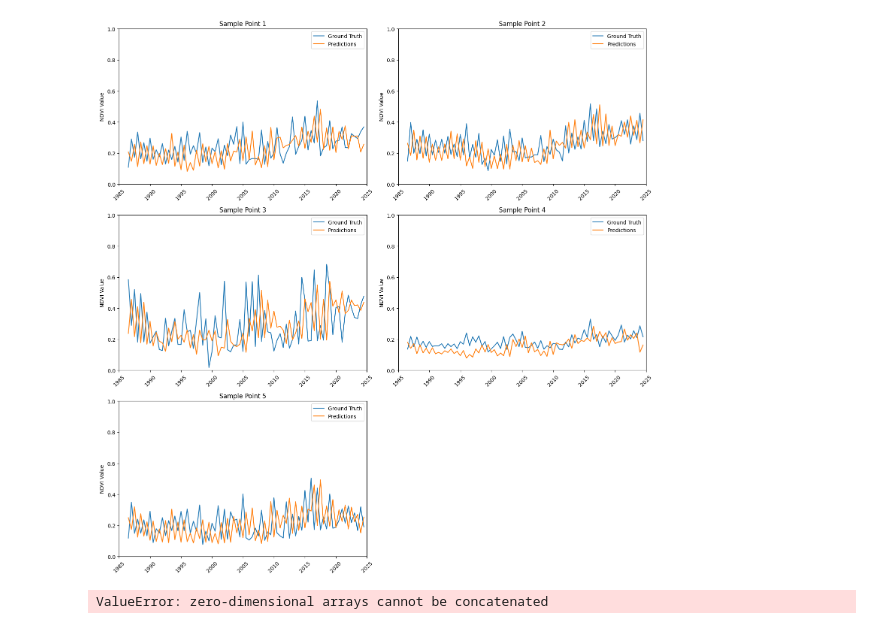
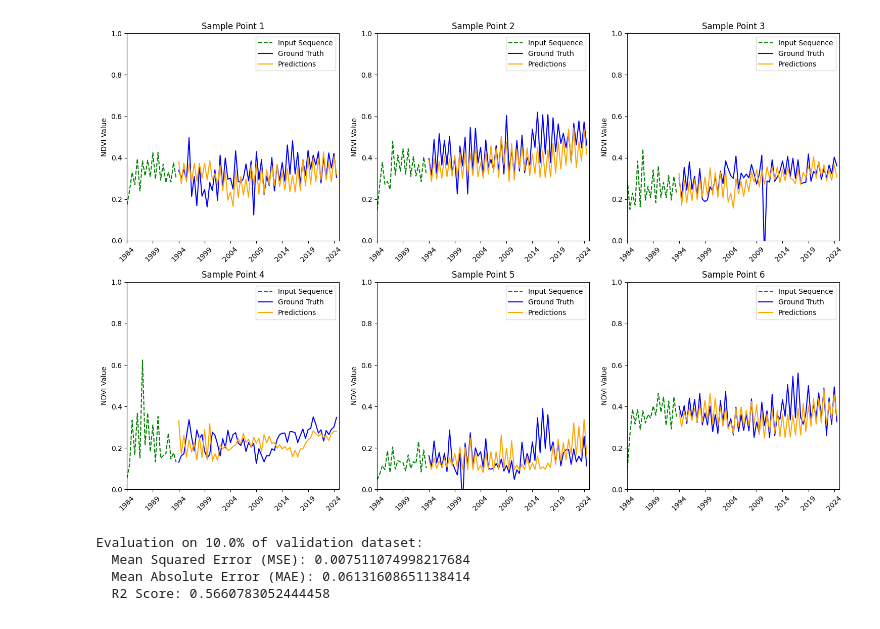
Before and after one commit to FaranIdo/SSTSRS, a Jupyter notebook: code/visual_test_ts.ipynb, the cells around one changed output. Drawn from its saved outputs; the diff is of its cells as text; code cells hidden in the pictures.

```diff
--- a/code/visual_test_ts.ipynb
+++ b/code/visual_test_ts.ipynb
@@ -108,13 +104,13 @@ logging.info("Loading validation dataset...")
 batch_size = 1
 split_rate = 0.1
 num_workers = 8
-window_size = 5
+window_size = 20
 dataset = LandsatSeqDataset("../data/Landsat_NDVI_time_series_1984_to_2024.tif", window_size)
 loader = LandsatDataLoader(dataset, batch_size, split_rate, split_rate, num_workers)
 _, val_loader = loader.create_data_loaders()
 
 logging.info("Creating model...")
-model = TemporalPositionalNDVITransformer(embedding_dim=256, attn_heads=8, num_encoder_layers=3, sequence_length=5, start_year=1984, end_year=2024, max_seq_length=50, num_features=1, dropout=0.0)
+model = TemporalPositionalNDVITransformer(embedding_dim=256, attn_heads=8, num_encoder_layers=3, sequence_length=window_size, start_year=1984, end_year=2024, max_seq_length=50, num_features=1, dropout=0.0)
 
 logging.info("Loading model...")
 checkpoint_path = os.path.join("..", "runs", experiment, "checkpoint.tar")
@@ -280,57 +287,65 @@ def generate_predictions(model, point, window_size, device):
 
     return predictions, ground_truth, years
 
-def visualize_predictions(predictions_list, ground_truth_list, years_list, graphs_per_row):
+def visualize_predictions(predictions_list, ground_truth_list, years_list, input_sequences_list, graphs_per_row):
     num_samples = len(predictions_list)
     num_rows = (num_samples + graphs_per_row - 1) // graphs_per_row  # Calculate the number of rows needed
     fig, axes = plt.subplots(num_rows, graphs_per_row, figsize=(15, 5 * num_rows), sharex=False)  # Allow independent X-axis values
     axes = axes.flatten()  # Flatten the axes array for easy indexing
 
-    for idx, (predictions, ground_truth, years) in enumerate(zip(predictions_list, ground_truth_list, years_list)):
-        axes[idx].plot(years, ground_truth, label='Ground Truth')
-        axes[idx].plot(years, predictions, label='Predictions')
+    for idx, (predictions, ground_truth, years, input_seq) in enumerate(
+        zip(predictions_list, ground_truth_list, years_list, input_sequences_list)
+    ):
+        axes[idx].plot(
+            input_seq[:, 1], input_seq[:, 0], label='Input Sequence', color='green', linestyle='--'
+        )  # Input Sequence visualization
         axes[idx].set_ylabel('NDVI Value')
+        axes[idx].plot(years, ground_truth, label='Ground Truth', color='blue')
+        axes[idx].plot(years, predictions, label='Predictions', color='orange')
         axes[idx].set_title(f'Sample Point {idx + 1}')
         axes[idx].legend()
         axes[idx].set_ylim(0, 1)  # Set y-axis scale to 0..1
-        axes[idx].set_xlim(1985, 2025)  # Set the X-axis limits
-        axes[idx].set_xticks(range(1985, 2026, 5))  # Set X-axis ticks every 5 years
+        axes[idx].set_xlim(1984, 2025)  # Set the X-axis limits
+        axes[idx].set_xticks(range(1984, 2026, 5))  # Set X-axis ticks every 5 years
         axes[idx].tick_params(axis='x', rotation=45)  # Rotate X-axis labels for better readability
 
     for ax in axes[num_samples:]:  # Hide any unused subplots
         ax.axis('off')
 
     plt.tight_layout()
     plt.show()
 
-# Sample 5 points based on spatial dimension 1:2
-num_samples = 5
+# Sample 6 points based on spatial dimension 1:2
+num_samples = 6
 sampled_points = sample_data(ndvi_year_data, num_samples)
 
 # Define device
 device = torch.device("cuda" if torch.cuda.is_available() else "cpu")
 
 # Store predictions, ground truth, and years for all sampled points
 predictions_list = []
 ground_truth_list = []
 years_list = []
+input_sequences_list = []
 
 # Iterate over each sampled point
 for idx, point in enumerate(sampled_points.transpose(1, 0, 2)):
     predictions, ground_truth, years = generate_predictions(model, point, window_size, device)
+    input_sequences_list.append(point[:window_size])  # Store the input sequences (NDVI + years)
     predictions_list.append(predictions)
     ground_truth_list.append(ground_truth)
     years_list.append(years)
 
 # Visualize all sampled points on the same image split into 5 graphs
-graphs_per_row = 2  # Control how many graphs per row
-visualize_predictions(predictions_list, ground_truth_list, years_list, graphs_per_row)
+graphs_per_row = 3  # Control how many graphs per row
+visualize_predictions(predictions_list, ground_truth_list, years_list, input_sequences_list, graphs_per_row)
 # %% [output]
-[figure, old version]
+[figure, new version]
 # %%
 import torch
 from sklearn.metrics import r2_score
 from tqdm import tqdm
+import numpy as np
 
 def evaluate_model_on_sample(model, val_loader, device, sample_fraction):
     model.eval()
@@ -360,8 +375,9 @@ def evaluate_model_on_sample(model, val_loader, device, sample_fraction):
             mse_loss = criterion_mse(y, outputs).item()
             mae_loss = criterion_mae(y, outputs).item()
 
-            all_targets.append(y.cpu().numpy())
-            all_outputs.append(outputs.cpu().numpy())
+            # Ensure dimensions are compatible for concatenation
+            all_targets.append(np.atleast_1d(y.cpu().numpy()))
+            all_outputs.append(np.atleast_1d(outputs.cpu().numpy()))
 
             mse_losses.append(mse_loss)
             mae_losses.append(mae_loss)
@@ -384,4 +400,7 @@ def evaluate_model_on_sample(model, val_loader, device, sample_fraction):
 # Evaluate the model on 1% of the validation dataset
 evaluate_model_on_sample(model, val_loader, device, sample_fraction=0.1)
 # %% [output]
-ValueError: zero-dimensional arrays cannot be concatenated
+Evaluation on 10.0% of validation dataset:
+  Mean Squared Error (MSE): 0.007511074998217684
+  Mean Absolute Error (MAE): 0.06131608651138414
+  R2 Score: 0.5660783052444458
```
Also changed, not shown: parts of 6 cells of this notebook, 1 other file.
